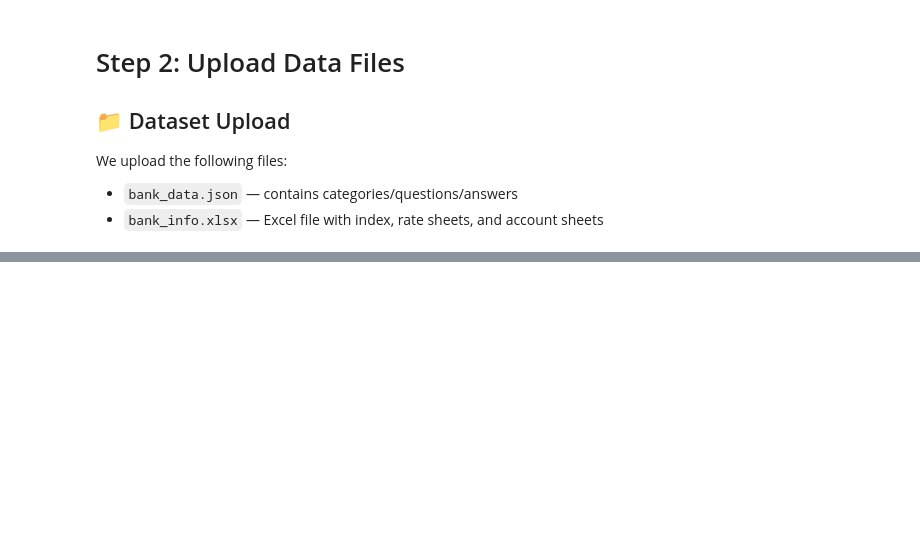
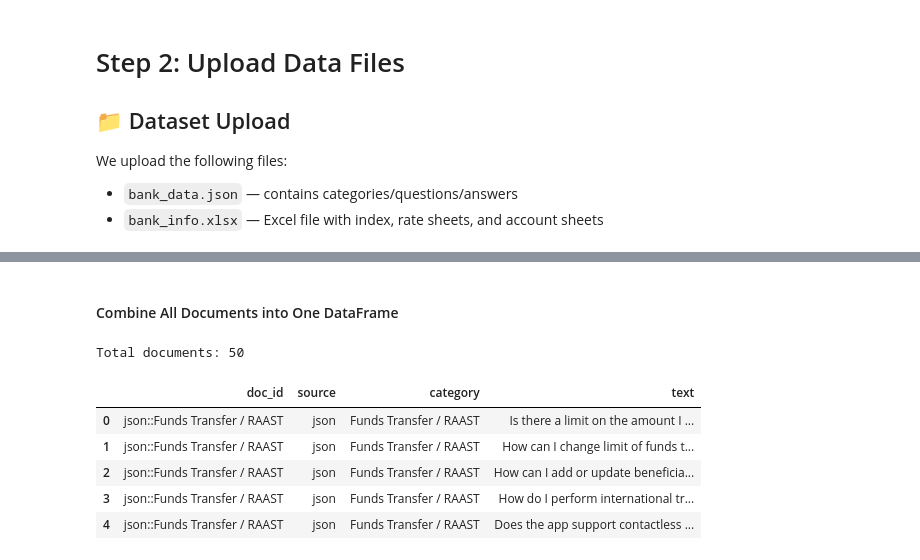
Before and after one commit to NavairaRehman/B.A.S.I.C, a Jupyter notebook: BASIC.ipynb, the cells around one changed output, grey strips where cells are left out. Saved outputs shown, nothing was run; the diff lists cells and outputs as text; code cells hidden in the pictures; blank space fills up the shorter version.

```diff
--- a/BASIC.ipynb
+++ b/BASIC.ipynb
@@ -40,0 +115,22 @@ We upload the following files:
+# %% [markdown]
+#### Combine All Documents into One DataFrame
+# %%
+# For JSON Q&A, combine question + answer into one field for embedding
+df_qa['text'] = df_qa['text'] + " " + df_qa['answer']
+
+# Standardize columns: doc_id, source, category, text
+df_docs = pd.concat([
+    df_qa[['doc_id', 'source', 'category', 'text']],
+    df_excel[['doc_id', 'source', 'category', 'text']]
+], ignore_index=True)
+
+print(f"Total documents: {len(df_docs)}")
+df_docs.head()
+# %% [output]
+Total documents: 50
+|  | doc_id | source | category | text |
+| 0 | json::Funds Transfer / RAAST | json | Funds Transfer / RAAST | Is there a limit on the amount I ... |
+| 1 | json::Funds Transfer / RAAST | json | Funds Transfer / RAAST | How can I change limit of funds t... |
+| 2 | json::Funds Transfer / RAAST | json | Funds Transfer / RAAST | How can I add or update beneficia... |
+| 3 | json::Funds Transfer / RAAST | json | Funds Transfer / RAAST | How do I perform international tr... |
+| 4 | json::Funds Transfer / RAAST | json | Funds Transfer / RAAST | Does the app support contactless ... |
```
Also changed, not shown: parts of 17 cells of this notebook.
